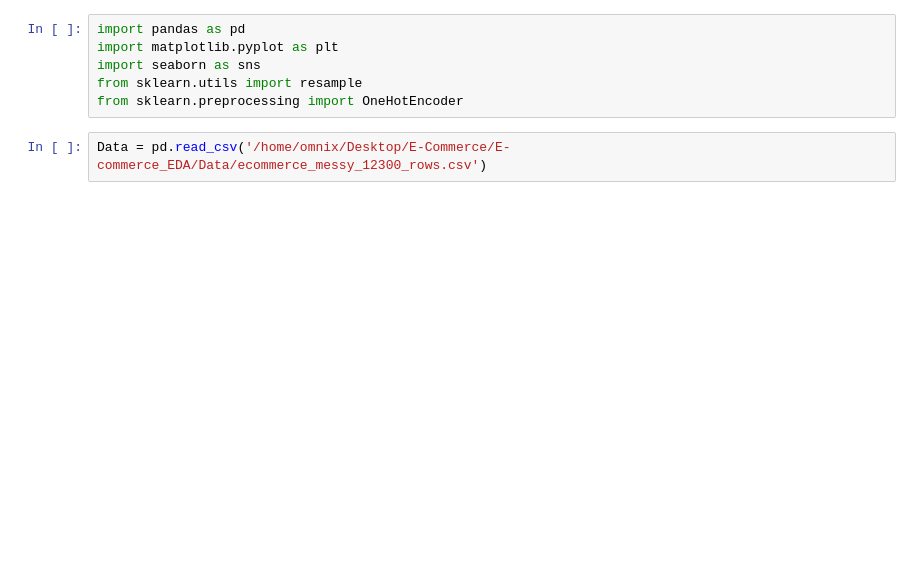
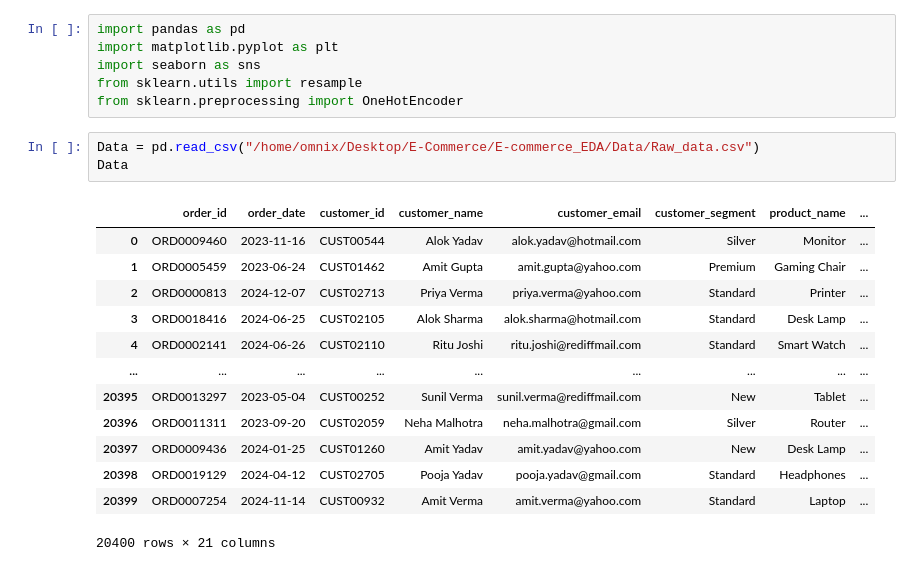
Before and after one commit to ompatilm4-web/E-commerce_EDA, a Jupyter notebook: Notebooks/Analysis.ipynb, the cells around one changed output. Saved outputs shown, nothing was run; the diff lists cells and outputs as text; blank space fills up the shorter version.

```diff
--- a/Notebooks/Analysis.ipynb
+++ b/Notebooks/Analysis.ipynb
@@ -5,4 +5,19 @@ import seaborn as sns
 from sklearn.utils import resample
 from sklearn.preprocessing import OneHotEncoder
 # %%
-Data = pd.read_csv('/home/omnix/Desktop/E-Commerce/E-commerce_EDA/Data/ecommerce_messy_12300_rows.csv')
+Data = pd.read_csv("/home/omnix/Desktop/E-Commerce/E-commerce_EDA/Data/Raw_data.csv")
+Data
+# %% [output]
+|  | order_id | order_date | customer_id | customer_name | customer_email | customer_segment | product_name | ... |
+| 0 | ORD0009460 | 2023-11-16 | CUST00544 | Alok Yadav | alok.yadav@hotmail.com | Silver | Monitor | ... |
+| 1 | ORD0005459 | 2023-06-24 | CUST01462 | Amit Gupta | amit.gupta@yahoo.com | Premium | Gaming Chair | ... |
+| 2 | ORD0000813 | 2024-12-07 | CUST02713 | Priya Verma | priya.verma@yahoo.com | Standard | Printer | ... |
+| 3 | ORD0018416 | 2024-06-25 | CUST02105 | Alok Sharma | alok.sharma@hotmail.com | Standard | Desk Lamp | ... |
+| 4 | ORD0002141 | 2024-06-26 | CUST02110 | Ritu Joshi | ritu.joshi@rediffmail.com | Standard | Smart Watch | ... |
+| ... | ... | ... | ... | ... | ... | ... | ... | ... |
+| 20395 | ORD0013297 | 2023-05-04 | CUST00252 | Sunil Verma | sunil.verma@rediffmail.com | New | Tablet | ... |
+| 20396 | ORD0011311 | 2023-09-20 | CUST02059 | Neha Malhotra | neha.malhotra@gmail.com | Silver | Router | ... |
+| 20397 | ORD0009436 | 2024-01-25 | CUST01260 | Amit Yadav | amit.yadav@yahoo.com | New | Desk Lamp | ... |
+| 20398 | ORD0019129 | 2024-04-12 | CUST02705 | Pooja Yadav | pooja.yadav@gmail.com | Standard | Headphones | ... |
+| 20399 | ORD0007254 | 2024-11-14 | CUST00932 | Amit Verma | amit.verma@yahoo.com | Standard | Laptop | ... |
+20400 rows × 21 columns
```
Also changed, not shown: parts of 40 cells of this notebook, 3 other files.
